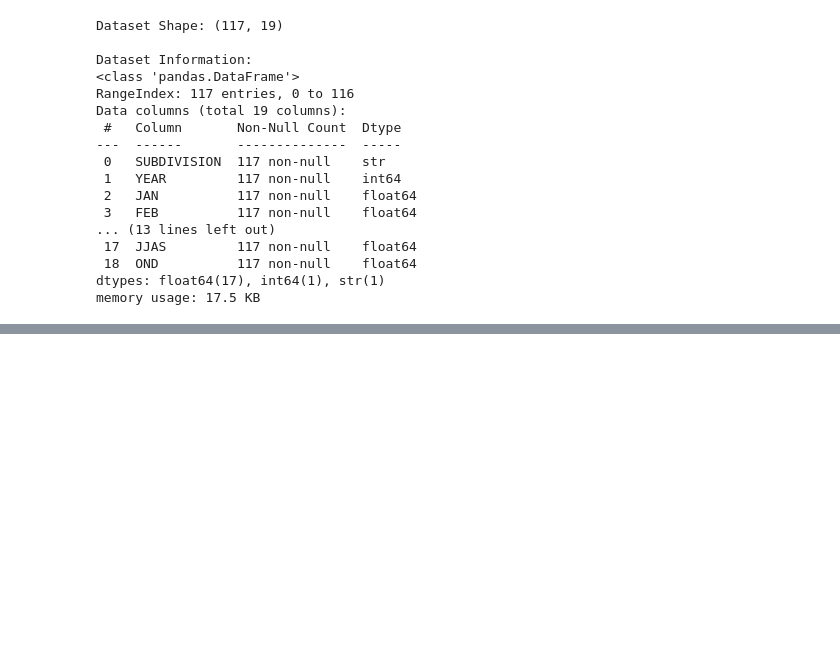
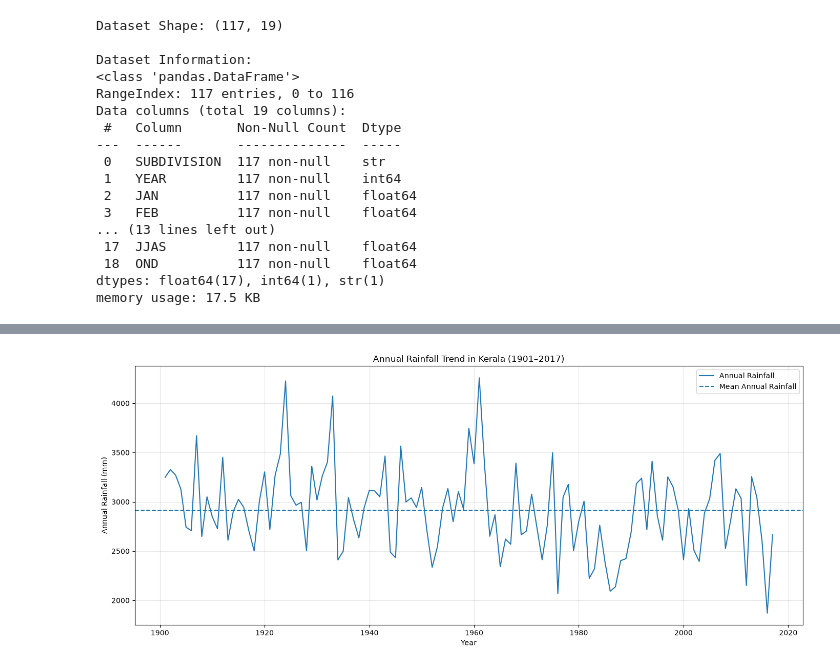
Before and after one commit to meppyy/ml-project, a Jupyter notebook: notebooks/01_data_exploration.ipynb, the cells around one changed output, grey strips where cells are left out. Saved outputs shown, nothing was run; the diff lists cells and outputs as text; code cells hidden in the pictures; blank space fills up the shorter version.

```diff
--- a/notebooks/01_data_exploration.ipynb
+++ b/notebooks/01_data_exploration.ipynb
@@ -31,0 +81,28 @@ memory usage: 17.5 KB
+# %%
+# Annual rainfall trend over time
+
+plt.figure(figsize=(14, 6))
+
+plt.plot(
+    df["YEAR"],
+    df["ANNUAL"],
+    linewidth=1.5,
+    label="Annual Rainfall"
+)
+
+plt.axhline(
+    df["ANNUAL"].mean(),
+    linestyle="--",
+    label="Mean Annual Rainfall"
+)
+
+plt.title("Annual Rainfall Trend in Kerala (1901–2017)")
+plt.xlabel("Year")
+plt.ylabel("Annual Rainfall (mm)")
+plt.legend()
+plt.grid(alpha=0.3)
+
+plt.tight_layout()
+plt.show()
+# %% [output]
+[figure, added]
```
Also changed, not shown: parts of 11 cells of this notebook.
